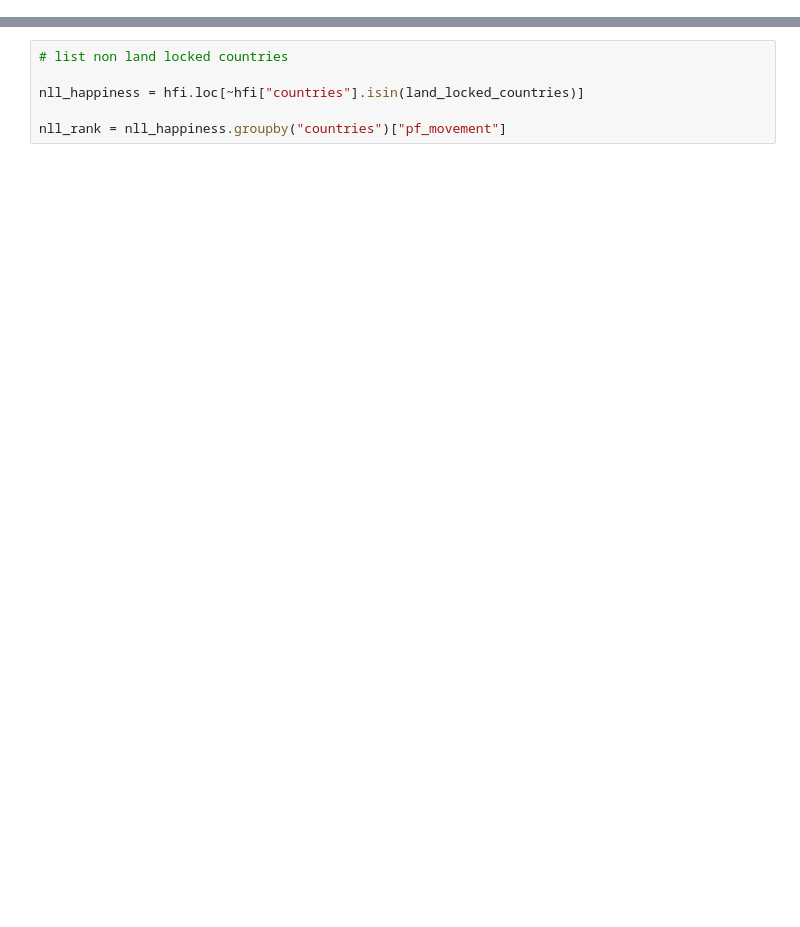
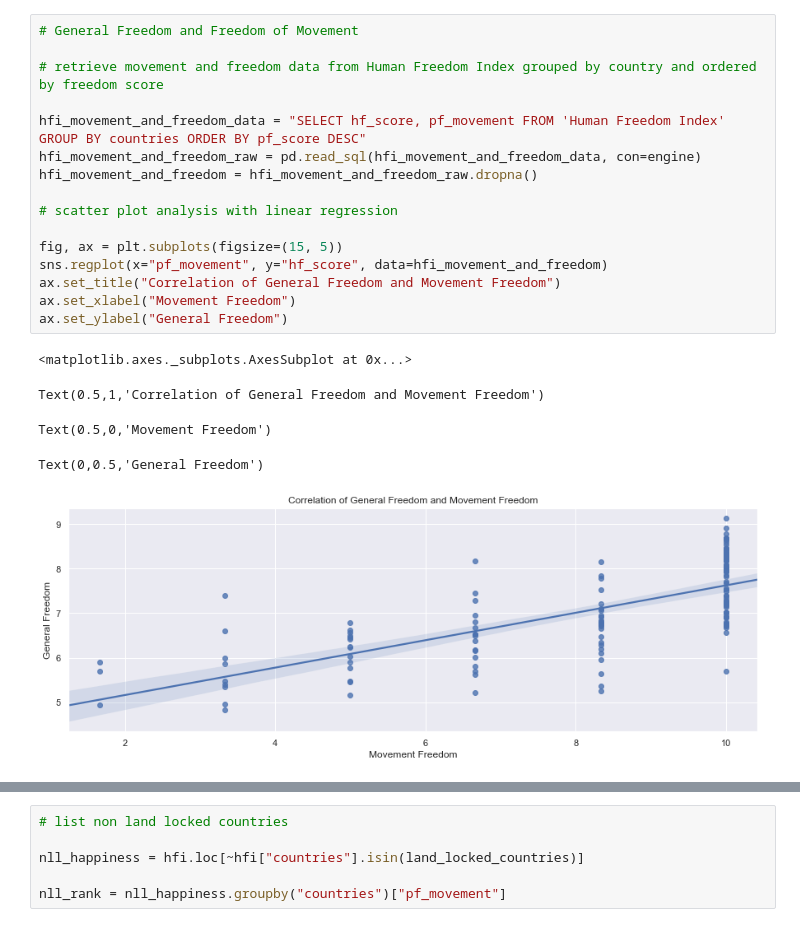
Before and after one commit to jbratcher/happiness_and_freedom, a Jupyter notebook: hfh_movement.ipynb, the cells around one changed output, grey strips where cells are left out. Drawn from its saved outputs; the diff is of its cells as text; blank space fills up the shorter version.

```diff
--- a/hfh_movement.ipynb
+++ b/hfh_movement.ipynb
@@ -181,0 +164,22 @@ scatterPlot(plotName="hf_ef_pf_w", x_axis=hfi["hf_score"], x_label="Freedom Scor
+# %%
+# General Freedom and Freedom of Movement
+
+# retrieve movement and freedom data from Human Freedom Index grouped by country and ordered by freedom score
+
+hfi_movement_and_freedom_data = "SELECT hf_score, pf_movement FROM 'Human Freedom Index' GROUP BY countries ORDER BY pf_score DESC"
+hfi_movement_and_freedom_raw = pd.read_sql(hfi_movement_and_freedom_data, con=engine)
+hfi_movement_and_freedom = hfi_movement_and_freedom_raw.dropna()
+
+# scatter plot analysis with linear regression
+
+fig, ax = plt.subplots(figsize=(15, 5))
+sns.regplot(x="pf_movement", y="hf_score", data=hfi_movement_and_freedom)
+ax.set_title("Correlation of General Freedom and Movement Freedom")
+ax.set_xlabel("Movement Freedom")
+ax.set_ylabel("General Freedom")
+# %% [output]
+<matplotlib.axes._subplots.AxesSubplot at 0x...>
+Text(0.5,1,'Correlation of General Freedom and Movement Freedom')
+Text(0.5,0,'Movement Freedom')
+Text(0,0.5,'General Freedom')
+[figure, added]
```
Also changed, not shown: parts of 24 cells of this notebook.
